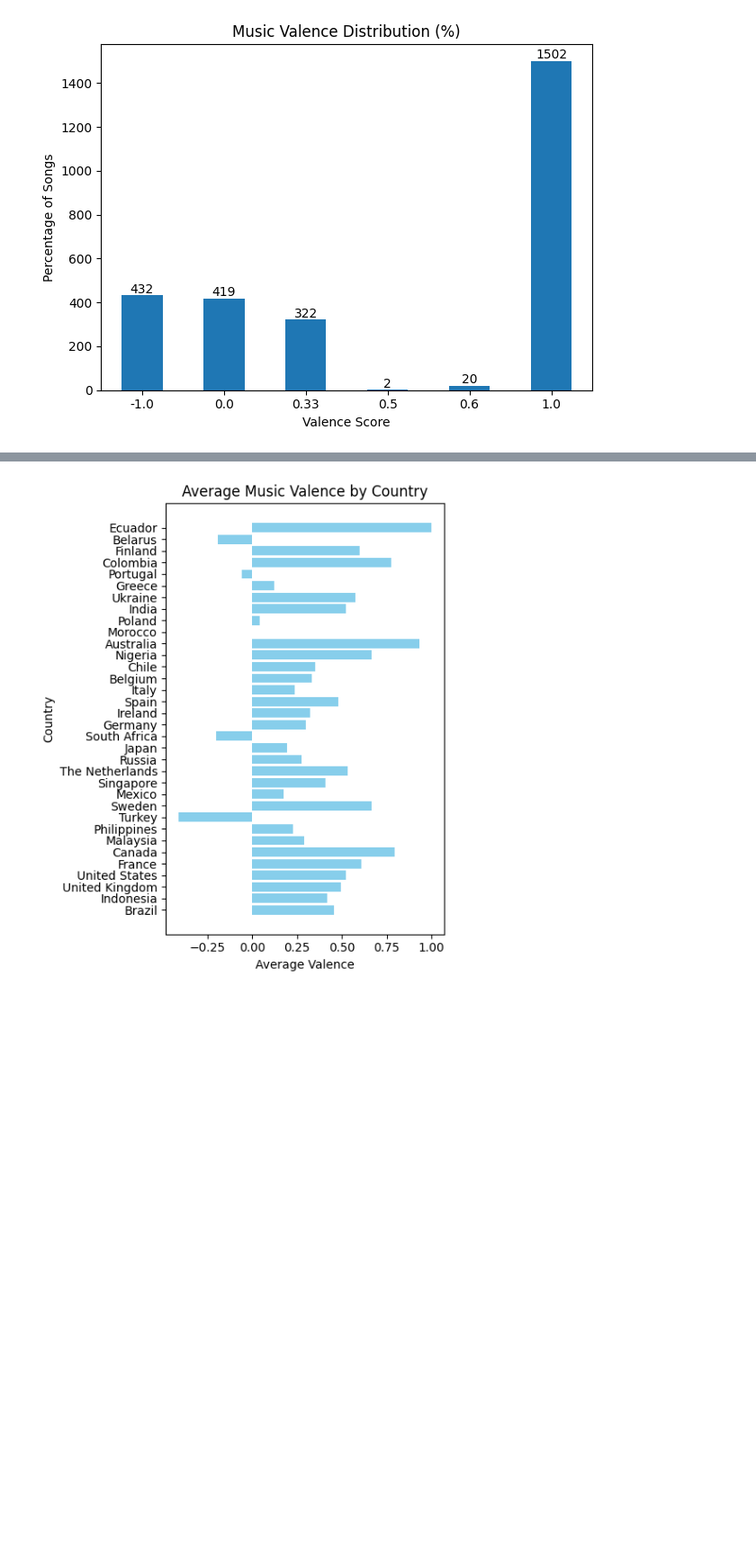
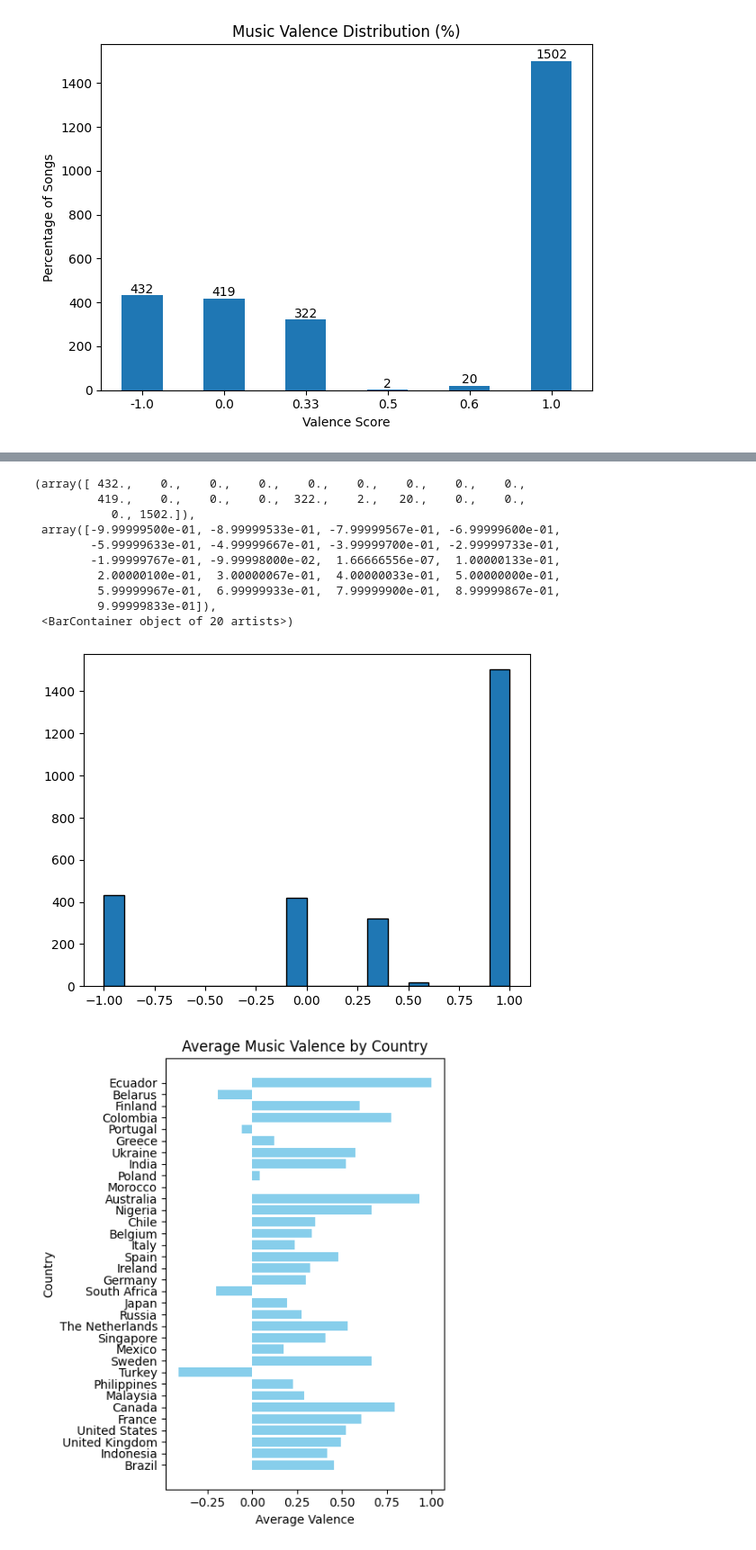
Before and after one commit to spattapu1/MGT-189_Project, a Jupyter notebook: Data_Processing.ipynb, the cells around one changed output, grey strips where cells are left out. Shown at 90% size. Cells and saved outputs as stored; diff of their text form; code cells hidden in the pictures; blank space fills up the shorter version.

```diff
--- a/Data_Processing.ipynb
+++ b/Data_Processing.ipynb
@@ -88,6 +88,7 @@ Adding track and artist names to music micro:
 # %%
 track_mapping = pd.read_csv('raw_data/musicmicro/track_mapping.txt', sep="\t")
 artist_mapping = pd.read_csv('raw_data/musicmicro/artist_mapping.txt', sep="\t")
+country_mapping = pd.read_csv('raw_data/country_mapping.csv')
 
 artist_mapping['artist'] = artist_mapping['artist'].str.lower().str.replace(' ', '')
 track_mapping['track'] = track_mapping['track'].str.lower().str.replace(' ', '')
@@ -113,6 +114,7 @@ music_micro_ta
 Merge and create final Music dataset
 # %%
 matched = pd.merge(music_micro_ta, music_tagging, on=['artist', 'track'], how='inner')
+matched = pd.merge(matched, country_mapping, on='country-id', how='inner')
 matched
 # %% [output]
 |  | twitter-id | user-id | month | weekday | longitude | latitude | country-id | city-id | artist-id | track-id | ... |
@@ -306,3 +335,17 @@ plt.show()
+# %%
+plt.hist(music_df['valence'], bins=20, edgecolor='black')
+# %% [output]
+(array([ 432.,    0.,    0.,    0.,    0.,    0.,    0.,    0.,    0.,
+         419.,    0.,    0.,    0.,  322.,    2.,   20.,    0.,    0.,
+           0., 1502.]),
+ array([-9.99999500e-01, -8.99999533e-01, -7.99999567e-01, -6.99999600e-01,
+        -5.99999633e-01, -4.99999667e-01, -3.99999700e-01, -2.99999733e-01,
+        -1.99999767e-01, -9.99998000e-02,  1.66666556e-07,  1.00000133e-01,
+         2.00000100e-01,  3.00000067e-01,  4.00000033e-01,  5.00000000e-01,
+         5.99999967e-01,  6.99999933e-01,  7.99999900e-01,  8.99999867e-01,
+         9.99999833e-01]),
+ <BarContainer object of 20 artists>)
+[figure, added]
 # %%
 country_stats = (
     music_df.groupby("country-id")["valence"]
```
Also changed, not shown: parts of 8 cells of this notebook.
